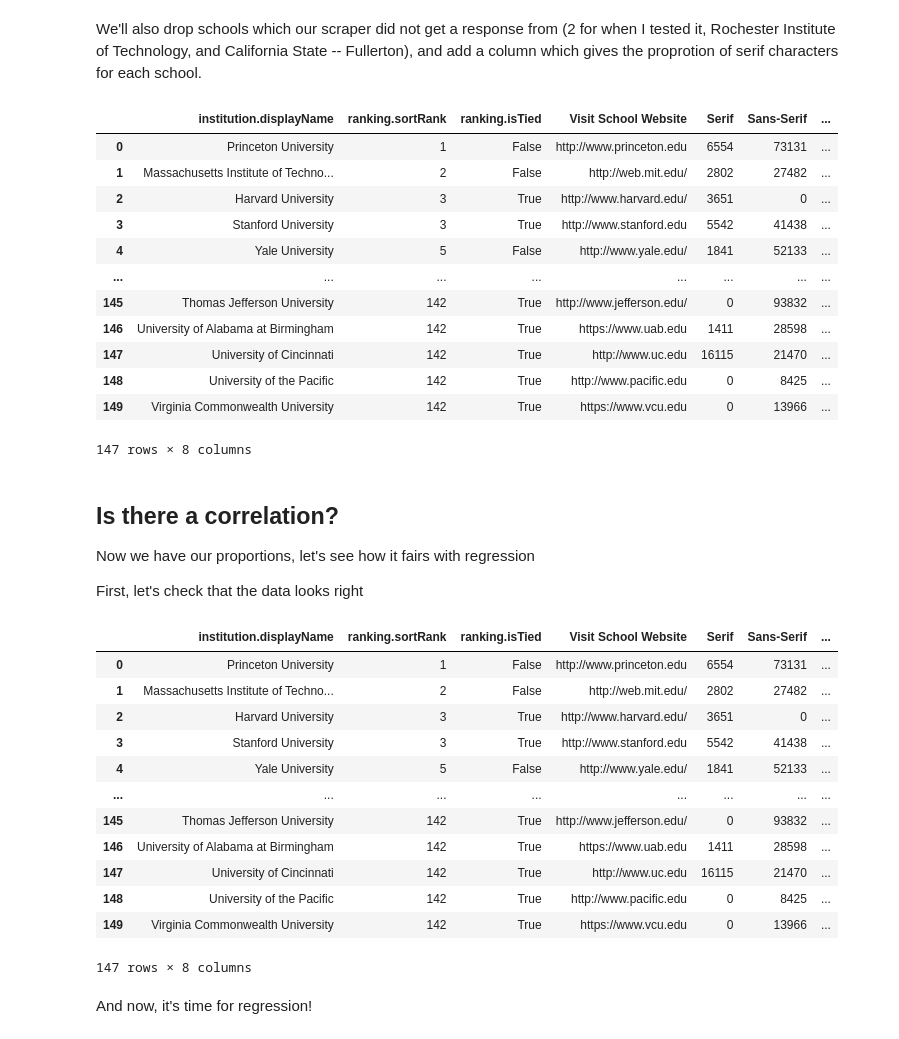
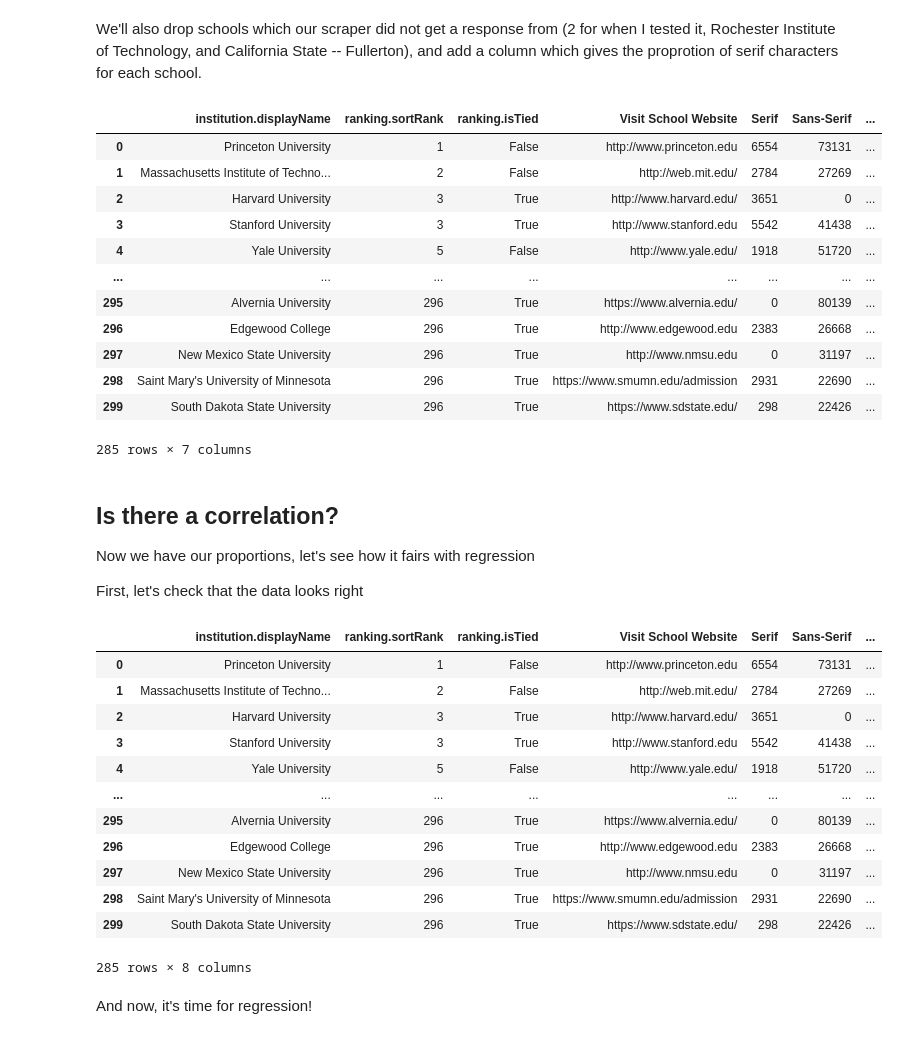
Before and after one commit to tzheng7679/College-Font-Rankings, a Jupyter notebook: notebook.ipynb, the cells around one changed output. Saved outputs shown, nothing was run; the diff lists cells and outputs as text; code cells hidden in the pictures.

```diff
--- a/notebook.ipynb
+++ b/notebook.ipynb
@@ -321,24 +339,25 @@ We'll also drop schools which our scraper did not get a response from (2 for whe
 # %%
 no_na_data = data.dropna(axis=0)
 
-sum_col = (valid_data["Serif"] + valid_data["Sans-Serif"] + valid_data["Not Avaliable"])
-valid_data = valid_data.drop(valid_data[sum_col == 0].index)
+sum_col = (no_na_data["Serif"] + no_na_data["Sans-Serif"] + no_na_data["Not Avaliable"])
+valid_data = no_na_data.drop(no_na_data[sum_col == 0].index)
+sum_col = sum_col.drop(sum_col[sum_col == 0].index)
 
 valid_data
 # %% [output]
 |  | institution.displayName | ranking.sortRank | ranking.isTied | Visit School Website | Serif | Sans-Serif | ... |
 | 0 | Princeton University | 1 | False | http://www.princeton.edu | 6554 | 73131 | ... |
-| 1 | Massachusetts Institute of Techno... | 2 | False | http://web.mit.edu/ | 2802 | 27482 | ... |
+| 1 | Massachusetts Institute of Techno... | 2 | False | http://web.mit.edu/ | 2784 | 27269 | ... |
 | 2 | Harvard University | 3 | True | http://www.harvard.edu/ | 3651 | 0 | ... |
 | 3 | Stanford University | 3 | True | http://www.stanford.edu | 5542 | 41438 | ... |
-| 4 | Yale University | 5 | False | http://www.yale.edu/ | 1841 | 52133 | ... |
+| 4 | Yale University | 5 | False | http://www.yale.edu/ | 1918 | 51720 | ... |
 | ... | ... | ... | ... | ... | ... | ... | ... |
-| 145 | Thomas Jefferson University | 142 | True | http://www.jefferson.edu/ | 0 | 93832 | ... |
-| 146 | University of Alabama at Birmingham | 142 | True | https://www.uab.edu | 1411 | 28598 | ... |
-| 147 | University of Cincinnati | 142 | True | http://www.uc.edu | 16115 | 21470 | ... |
-| 148 | University of the Pacific | 142 | True | http://www.pacific.edu | 0 | 8425 | ... |
-| 149 | Virginia Commonwealth University | 142 | True | https://www.vcu.edu | 0 | 13966 | ... |
+| 295 | Alvernia University | 296 | True | https://www.alvernia.edu/ | 0 | 80139 | ... |
+| 296 | Edgewood College | 296 | True | http://www.edgewood.edu | 2383 | 26668 | ... |
+| 297 | New Mexico State University | 296 | True | http://www.nmsu.edu | 0 | 31197 | ... |
+| 298 | Saint Mary's University of Minnesota | 296 | True | https://www.smumn.edu/admission | 2931 | 22690 | ... |
+| 299 | South Dakota State University | 296 | True | https://www.sdstate.edu/ | 298 | 22426 | ... |
-147 rows × 8 columns
+285 rows × 7 columns
 # %% [markdown]
 ## Is there a correlation?
 Now we have our proportions, let's see how it fairs with regression
@@ -354,17 +373,17 @@ valid_data
 # %% [output]
 |  | institution.displayName | ranking.sortRank | ranking.isTied | Visit School Website | Serif | Sans-Serif | ... |
 | 0 | Princeton University | 1 | False | http://www.princeton.edu | 6554 | 73131 | ... |
-| 1 | Massachusetts Institute of Techno... | 2 | False | http://web.mit.edu/ | 2802 | 27482 | ... |
+| 1 | Massachusetts Institute of Techno... | 2 | False | http://web.mit.edu/ | 2784 | 27269 | ... |
 | 2 | Harvard University | 3 | True | http://www.harvard.edu/ | 3651 | 0 | ... |
 | 3 | Stanford University | 3 | True | http://www.stanford.edu | 5542 | 41438 | ... |
-| 4 | Yale University | 5 | False | http://www.yale.edu/ | 1841 | 52133 | ... |
+| 4 | Yale University | 5 | False | http://www.yale.edu/ | 1918 | 51720 | ... |
 | ... | ... | ... | ... | ... | ... | ... | ... |
-| 145 | Thomas Jefferson University | 142 | True | http://www.jefferson.edu/ | 0 | 93832 | ... |
-| 146 | University of Alabama at Birmingham | 142 | True | https://www.uab.edu | 1411 | 28598 | ... |
-| 147 | University of Cincinnati | 142 | True | http://www.uc.edu | 16115 | 21470 | ... |
-| 148 | University of the Pacific | 142 | True | http://www.pacific.edu | 0 | 8425 | ... |
-| 149 | Virginia Commonwealth University | 142 | True | https://www.vcu.edu | 0 | 13966 | ... |
+| 295 | Alvernia University | 296 | True | https://www.alvernia.edu/ | 0 | 80139 | ... |
+| 296 | Edgewood College | 296 | True | http://www.edgewood.edu | 2383 | 26668 | ... |
+| 297 | New Mexico State University | 296 | True | http://www.nmsu.edu | 0 | 31197 | ... |
+| 298 | Saint Mary's University of Minnesota | 296 | True | https://www.smumn.edu/admission | 2931 | 22690 | ... |
+| 299 | South Dakota State University | 296 | True | https://www.sdstate.edu/ | 298 | 22426 | ... |
-147 rows × 8 columns
+285 rows × 8 columns
 # %% [markdown]
 And now, it's time for regression!
 # %%
```
Also changed, not shown: parts of 9 cells of this notebook.
